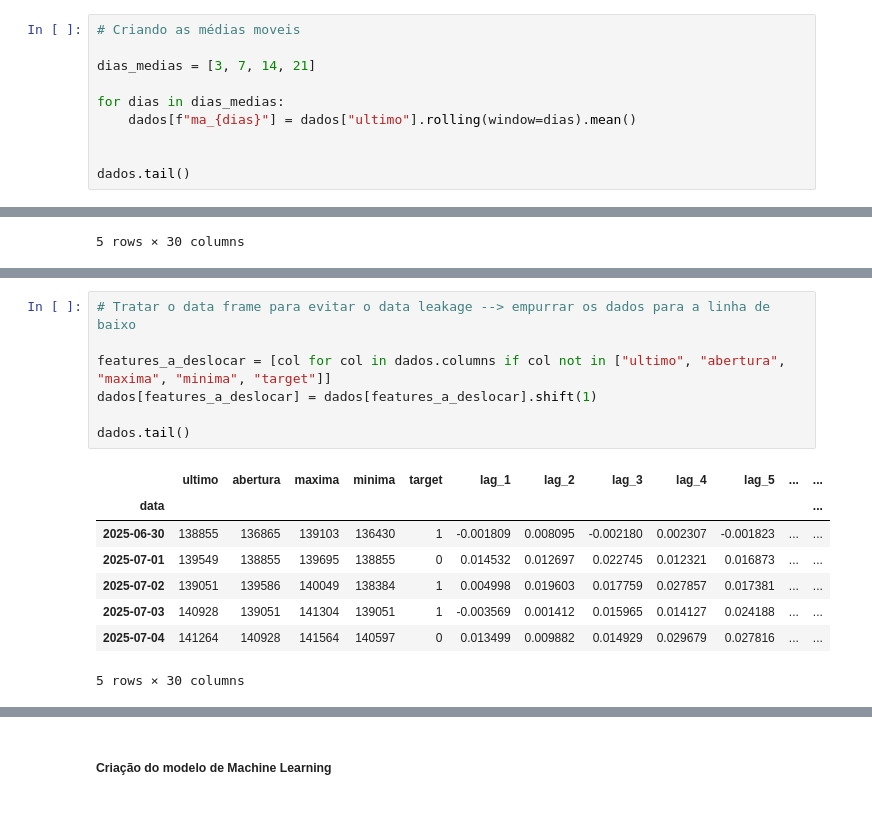
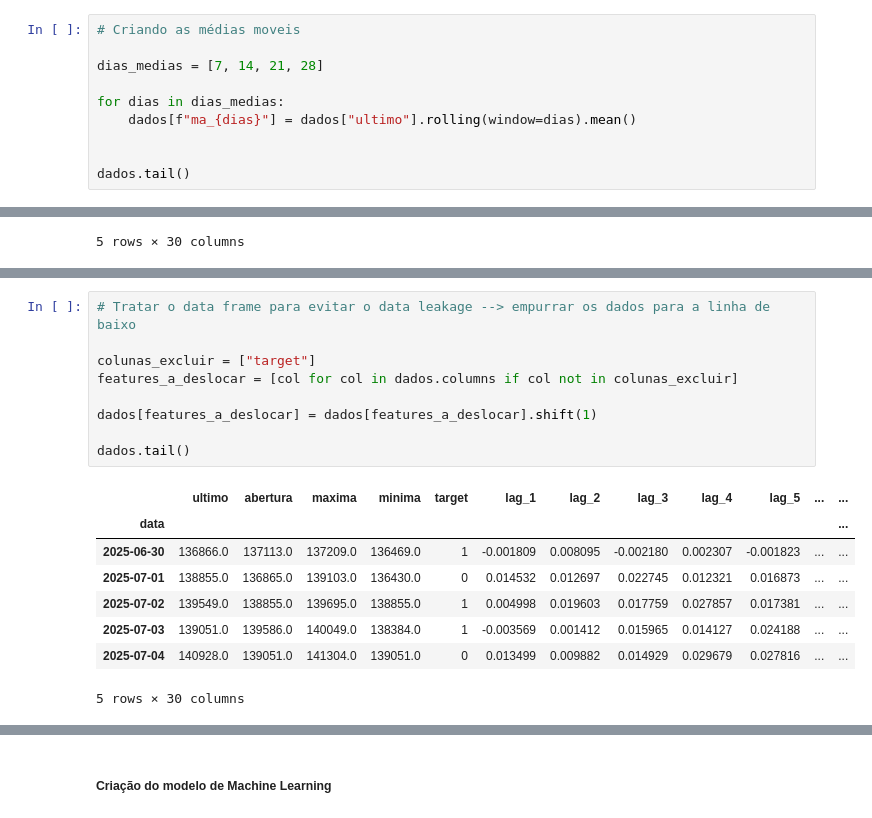
Before and after one commit to RicardViana/fiap-Machine-Learning-and-Time-Series, a Jupyter notebook: tech_challenge_fase_2.ipynb, the cells around one changed output, grey strips where cells are left out. Cells and saved outputs as stored; diff of their text form.

```diff
--- a/tech_challenge_fase_2.ipynb
+++ b/tech_challenge_fase_2.ipynb
@@ -326,7 +312,7 @@ dados.tail()
 # %%
 # Criando as médias moveis
 
-dias_medias = [3, 7, 14, 21]
+dias_medias = [7, 14, 21, 28]
 
 for dias in dias_medias:
     dados[f"ma_{dias}"] = dados["ultimo"].rolling(window=dias).mean()
@@ -414,16 +392,18 @@ dados[["ultimo","lag_1"]].tail(3)
 # %%
 # Tratar o data frame para evitar o data leakage --> empurrar os dados para a linha de baixo
 
-features_a_deslocar = [col for col in dados.columns if col not in ["ultimo", "abertura", "maxima", "minima", "target"]]
+colunas_excluir = ["target"]
+features_a_deslocar = [col for col in dados.columns if col not in colunas_excluir]
+
 dados[features_a_deslocar] = dados[features_a_deslocar].shift(1)
 
 dados.tail()
 # %% [output]
 |  | ultimo | abertura | maxima | minima | target | lag_1 | lag_2 | lag_3 | lag_4 | lag_5 | ... | ... |
 | data |  |  |  |  |  |  |  |  |  |  |  | ... |
-| 2025-06-30 | 138855 | 136865 | 139103 | 136430 | 1 | -0.001809 | 0.008095 | -0.002180 | 0.002307 | -0.001823 | ... | ... |
-| 2025-07-01 | 139549 | 138855 | 139695 | 138855 | 0 | 0.014532 | 0.012697 | 0.022745 | 0.012321 | 0.016873 | ... | ... |
-| 2025-07-02 | 139051 | 139586 | 140049 | 138384 | 1 | 0.004998 | 0.019603 | 0.017759 | 0.027857 | 0.017381 | ... | ... |
-| 2025-07-03 | 140928 | 139051 | 141304 | 139051 | 1 | -0.003569 | 0.001412 | 0.015965 | 0.014127 | 0.024188 | ... | ... |
-| 2025-07-04 | 141264 | 140928 | 141564 | 140597 | 0 | 0.013499 | 0.009882 | 0.014929 | 0.029679 | 0.027816 | ... | ... |
+| 2025-06-30 | 136866.0 | 137113.0 | 137209.0 | 136469.0 | 1 | -0.001809 | 0.008095 | -0.002180 | 0.002307 | -0.001823 | ... | ... |
+| 2025-07-01 | 138855.0 | 136865.0 | 139103.0 | 136430.0 | 0 | 0.014532 | 0.012697 | 0.022745 | 0.012321 | 0.016873 | ... | ... |
+| 2025-07-02 | 139549.0 | 138855.0 | 139695.0 | 138855.0 | 1 | 0.004998 | 0.019603 | 0.017759 | 0.027857 | 0.017381 | ... | ... |
+| 2025-07-03 | 139051.0 | 139586.0 | 140049.0 | 138384.0 | 1 | -0.003569 | 0.001412 | 0.015965 | 0.014127 | 0.024188 | ... | ... |
+| 2025-07-04 | 140928.0 | 139051.0 | 141304.0 | 139051.0 | 0 | 0.013499 | 0.009882 | 0.014929 | 0.029679 | 0.027816 | ... | ... |
 5 rows × 30 columns
```
Also changed, not shown: parts of 11 cells of this notebook.
